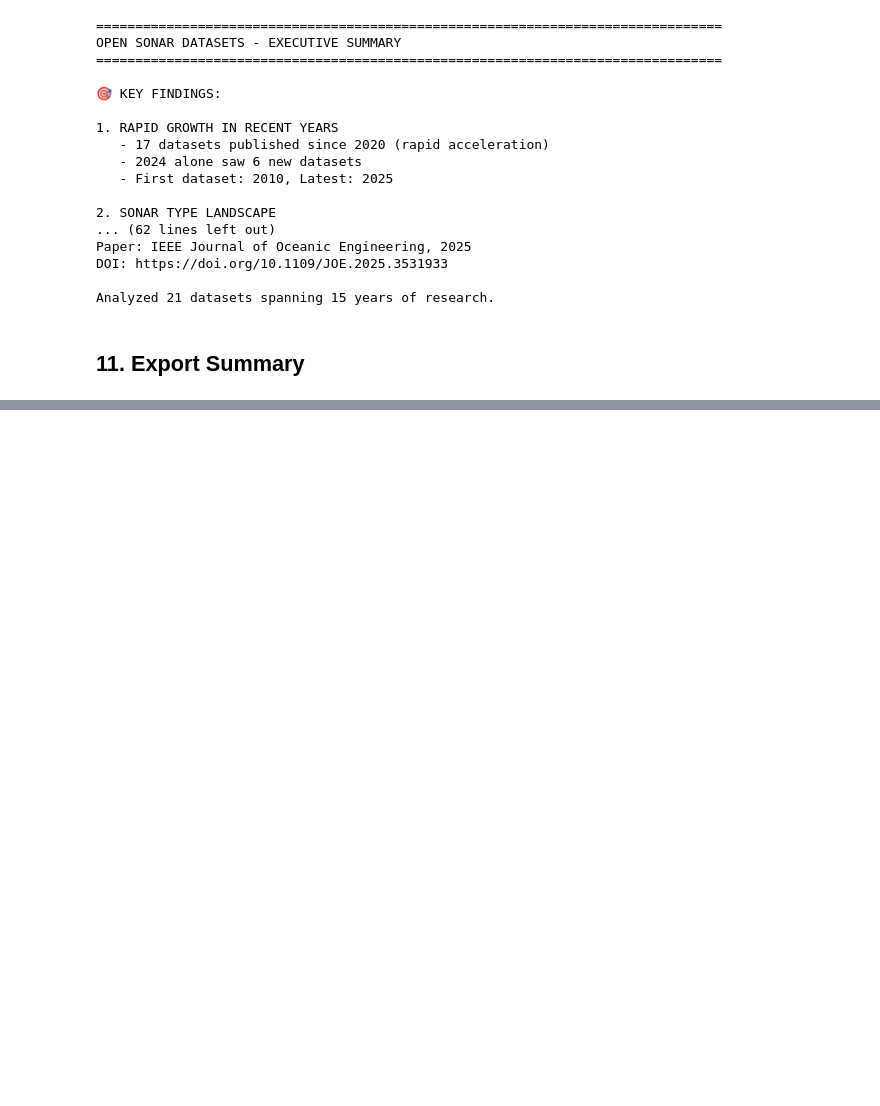
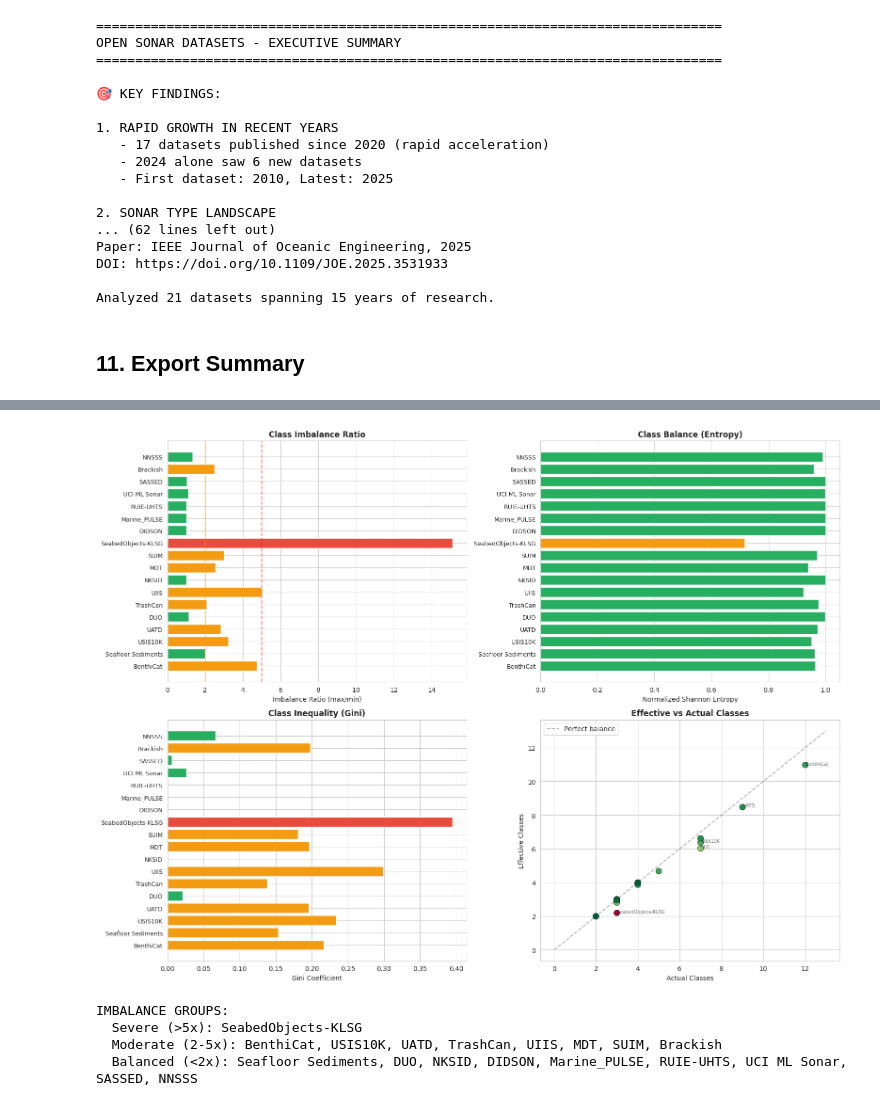
Before and after one commit to psu-nittanyaiadvance/26-S-Lockheed-1, a Jupyter notebook: sonar_datasets_eda.ipynb, the cells around one changed output, grey strips where cells are left out. Cells and saved outputs as stored; diff of their text form; code cells hidden in the pictures; blank space fills up the shorter version.

```diff
--- a/sonar_datasets_eda.ipynb
+++ b/sonar_datasets_eda.ipynb
@@ -658,0 +973,48 @@ summary_df.head(10)
+# %%
+# Visualize class imbalance
+df_viz = df_show[df_show['n_classes'] > 1].copy()
+fig, axes = plt.subplots(2, 2, figsize=(16, 12))
+
+ax = axes[0, 0]
+colors = ['#e74c3c' if r > 5 else '#f39c12' if r > 2 else '#27ae60' for r in df_viz['imbalance_ratio']]
+ax.barh(range(len(df_viz)), df_viz['imbalance_ratio'], color=colors)
+ax.set_yticks(range(len(df_viz))); ax.set_yticklabels(df_viz['name'], fontsize=9)
+ax.set_xlabel('Imbalance Ratio (max/min)'); ax.set_title('Class Imbalance Ratio', fontweight='bold')
+ax.axvline(x=2, color='orange', linestyle='--', alpha=0.5); ax.axvline(x=5, color='red', linestyle='--', alpha=0.5)
+
+ax = axes[0, 1]
+colors = ['#27ae60' if e > 0.9 else '#f39c12' if e > 0.7 else '#e74c3c' for e in df_viz['normalized_entropy']]
+ax.barh(range(len(df_viz)), df_viz['normalized_entropy'], color=colors)
+ax.set_yticks(range(len(df_viz))); ax.set_yticklabels(df_viz['name'], fontsize=9)
+ax.set_xlabel('Normalized Shannon Entropy'); ax.set_title('Class Balance (Entropy)', fontweight='bold')
+
+ax = axes[1, 0]
+colors = ['#27ae60' if g < 0.1 else '#f39c12' if g < 0.3 else '#e74c3c' for g in df_viz['gini']]
+ax.barh(range(len(df_viz)), df_viz['gini'], color=colors)
+ax.set_yticks(range(len(df_viz))); ax.set_yticklabels(df_viz['name'], fontsize=9)
+ax.set_xlabel('Gini Coefficient'); ax.set_title('Class Inequality (Gini)', fontweight='bold')
+
+ax = axes[1, 1]
+ax.scatter(df_viz['n_classes'], df_viz['effective_classes'], s=80, c=df_viz['normalized_entropy'],
+           cmap='RdYlGn', edgecolor='black', linewidth=0.5)
+mx = df_viz['n_classes'].max()
+ax.plot([0, mx+1], [0, mx+1], 'k--', alpha=0.3, label='Perfect balance')
+ax.set_xlabel('Actual Classes'); ax.set_ylabel('Effective Classes')
+ax.set_title('Effective vs Actual Classes', fontweight='bold'); ax.legend()
+for _, r in df_viz.iterrows():
+    if abs(r['n_classes'] - r['effective_classes']) > 0.5:
+        ax.annotate(r['name'], (r['n_classes'], r['effective_classes']), fontsize=7, alpha=0.7)
+
+plt.tight_layout(); plt.show()
+
+print("\nIMBALANCE GROUPS:")
+for label, subset in [("Severe (>5x)", df_viz[df_viz['imbalance_ratio'] > 5]),
+                       ("Moderate (2-5x)", df_viz[(df_viz['imbalance_ratio'] > 2) & (df_viz['imbalance_ratio'] <= 5)]),
+                       ("Balanced (<2x)", df_viz[df_viz['imbalance_ratio'] <= 2])]:
+    print(f"  {label}: {', '.join(subset['name'].tolist()) if len(subset) > 0 else 'None'}")
+# %% [output]
+[figure, added]
+IMBALANCE GROUPS:
+  Severe (>5x): SeabedObjects-KLSG
+  Moderate (2-5x): BenthiCat, USIS10K, UATD, TrashCan, UIIS, MDT, SUIM, Brackish
+  Balanced (<2x): Seafloor Sediments, DUO, NKSID, DIDSON, Marine_PULSE, RUIE-UHTS, UCI ML Sonar, SASSED, NNSSS
```
Also changed, not shown: parts of 25 cells of this notebook, 2 other files.
